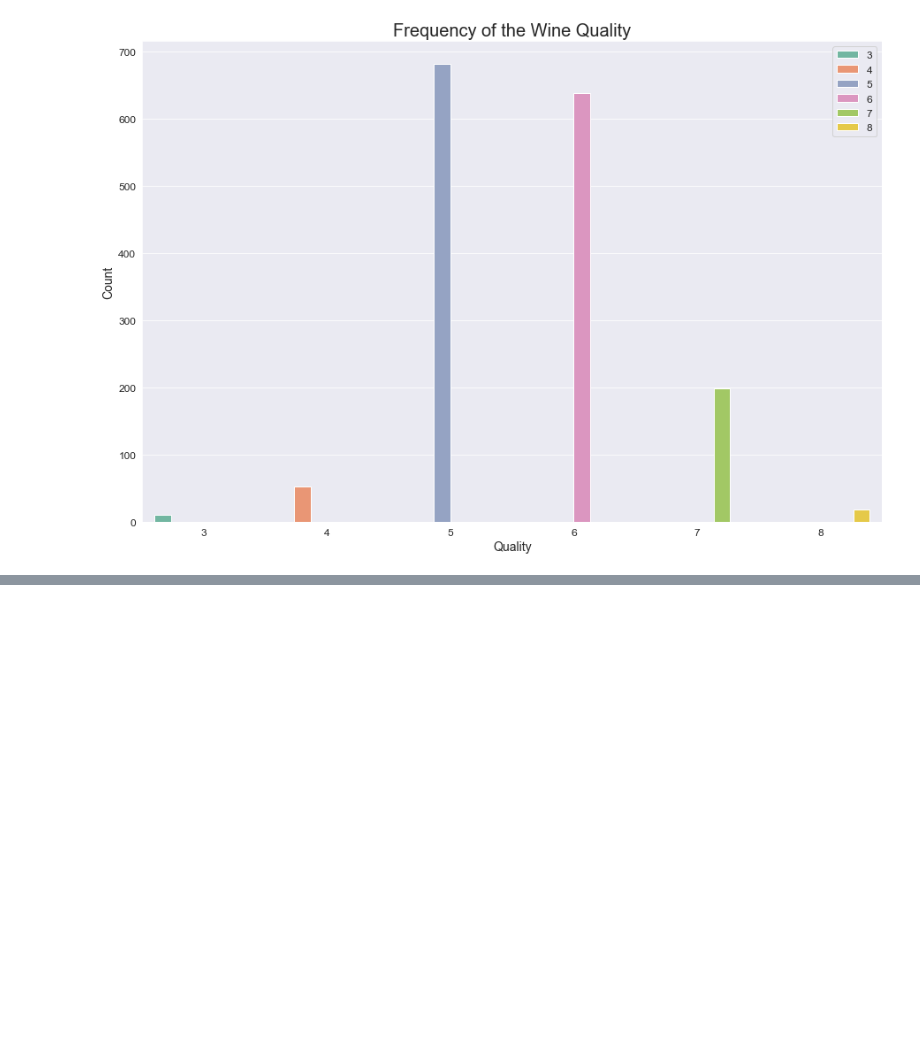
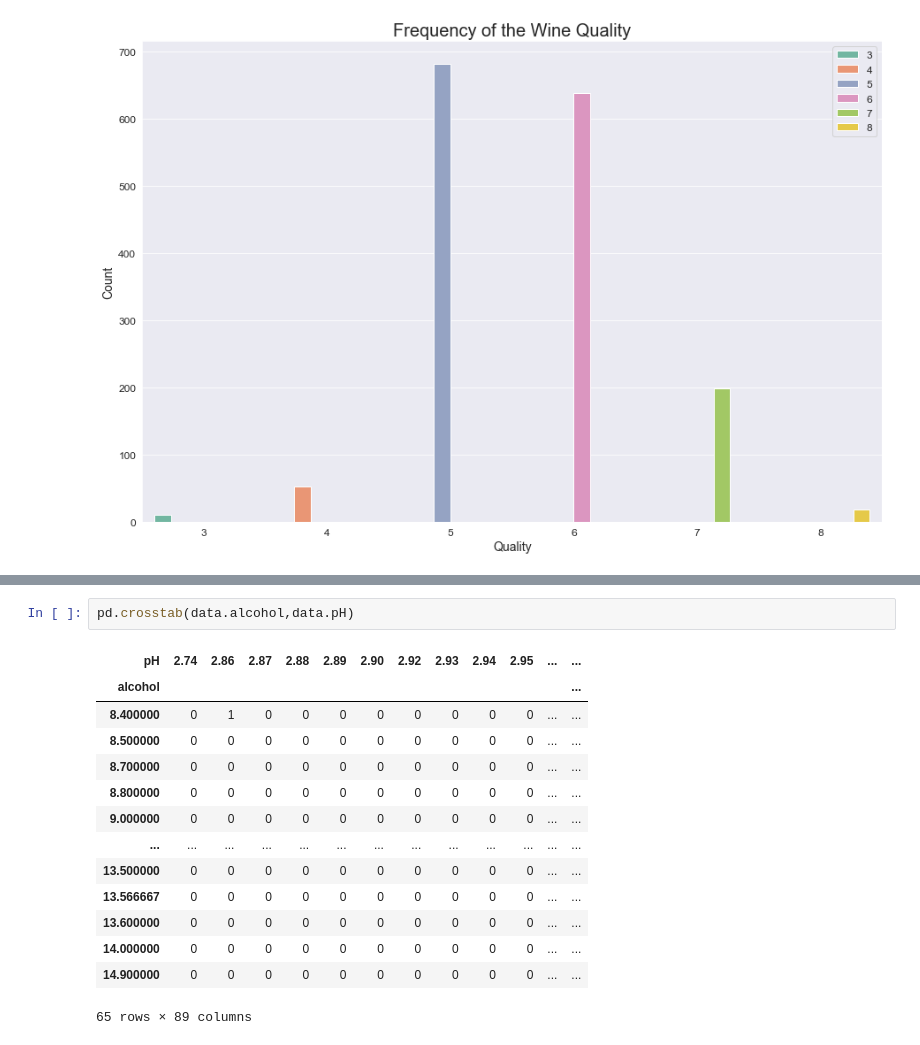
Before and after one commit to shamimsikder/Data-Visualization-Exercises, a Jupyter notebook: Wine Quality Data Visualization.ipynb, the cells around one changed output, grey strips where cells are left out. Cells and saved outputs as stored; diff of their text form; blank space fills up the shorter version.

```diff
--- a/Wine Quality Data Visualization.ipynb
+++ b/Wine Quality Data Visualization.ipynb
@@ -141,0 +142,17 @@ plt.legend(fontsize=12,loc='center left', bbox_to_anchor=(1, 0.5));
+# %%
+pd.crosstab(data.alcohol,data.pH)
+# %% [output]
+| pH | 2.74 | 2.86 | 2.87 | 2.88 | 2.89 | 2.90 | 2.92 | 2.93 | 2.94 | 2.95 | ... | ... |
+| alcohol |  |  |  |  |  |  |  |  |  |  |  | ... |
+| 8.400000 | 0 | 1 | 0 | 0 | 0 | 0 | 0 | 0 | 0 | 0 | ... | ... |
+| 8.500000 | 0 | 0 | 0 | 0 | 0 | 0 | 0 | 0 | 0 | 0 | ... | ... |
+| 8.700000 | 0 | 0 | 0 | 0 | 0 | 0 | 0 | 0 | 0 | 0 | ... | ... |
+| 8.800000 | 0 | 0 | 0 | 0 | 0 | 0 | 0 | 0 | 0 | 0 | ... | ... |
+| 9.000000 | 0 | 0 | 0 | 0 | 0 | 0 | 0 | 0 | 0 | 0 | ... | ... |
+| ... | ... | ... | ... | ... | ... | ... | ... | ... | ... | ... | ... | ... |
+| 13.500000 | 0 | 0 | 0 | 0 | 0 | 0 | 0 | 0 | 0 | 0 | ... | ... |
+| 13.566667 | 0 | 0 | 0 | 0 | 0 | 0 | 0 | 0 | 0 | 0 | ... | ... |
+| 13.600000 | 0 | 0 | 0 | 0 | 0 | 0 | 0 | 0 | 0 | 0 | ... | ... |
+| 14.000000 | 0 | 0 | 0 | 0 | 0 | 0 | 0 | 0 | 0 | 0 | ... | ... |
+| 14.900000 | 0 | 0 | 0 | 0 | 0 | 0 | 0 | 0 | 0 | 0 | ... | ... |
+65 rows × 89 columns
```
Also changed, not shown: parts of 3 cells of this notebook.
